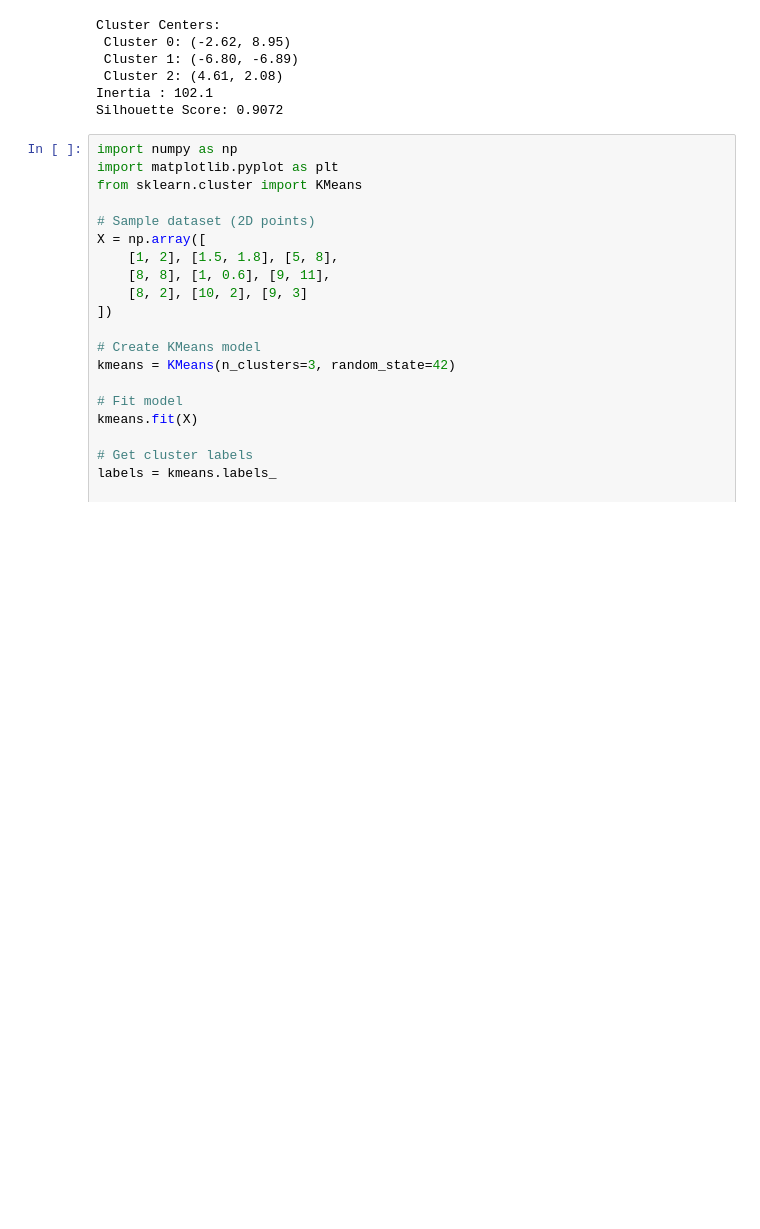
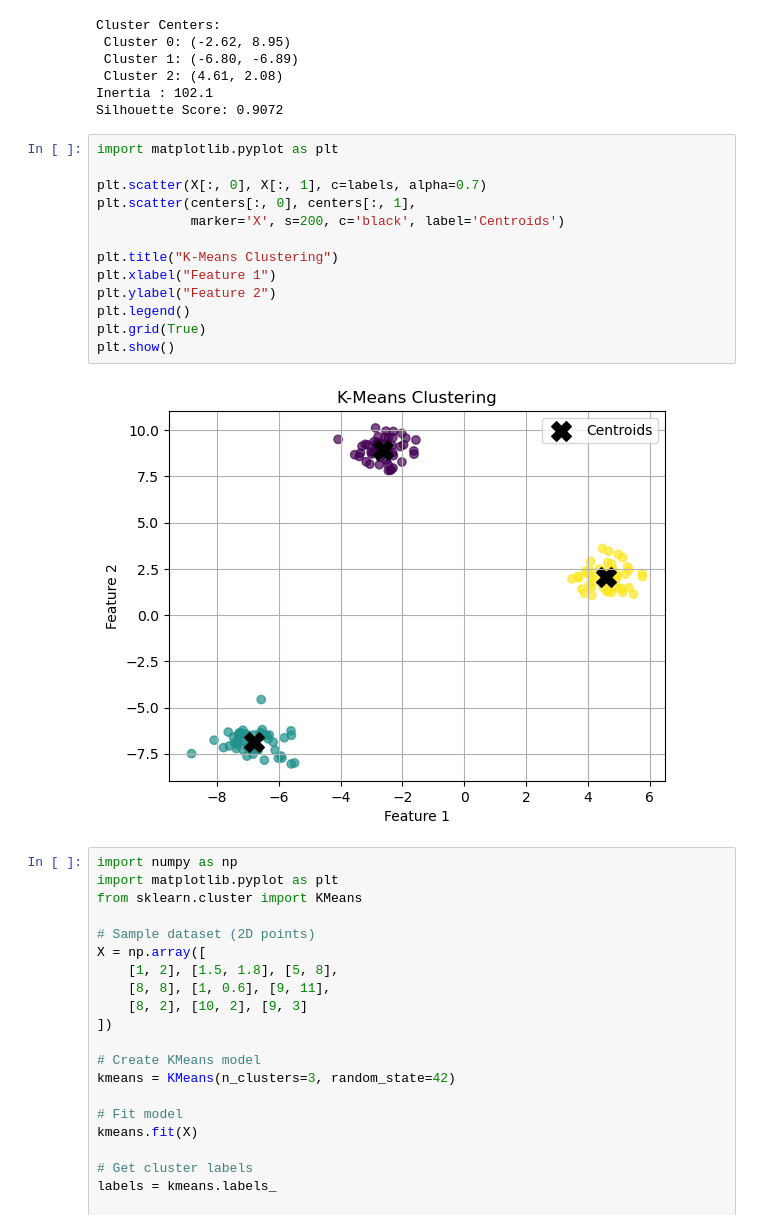
Before and after one commit to bharath-akurathi/machine_learning, a Jupyter notebook: 11_kmeans.ipynb, the cells around one changed output. Saved outputs shown, nothing was run; the diff lists cells and outputs as text; blank space fills up the shorter version.

```diff
--- a/11_kmeans.ipynb
+++ b/11_kmeans.ipynb
@@ -23,6 +23,21 @@ Cluster Centers:
  Cluster 2: (4.61, 2.08)
 Inertia : 102.1
 Silhouette Score: 0.9072
+# %%
+import matplotlib.pyplot as plt
+
+plt.scatter(X[:, 0], X[:, 1], c=labels, alpha=0.7)
+plt.scatter(centers[:, 0], centers[:, 1],
+            marker='X', s=200, c='black', label='Centroids')
+
+plt.title("K-Means Clustering")
+plt.xlabel("Feature 1")
+plt.ylabel("Feature 2")
+plt.legend()
+plt.grid(True)
+plt.show()
+# %% [output]
+[figure, added]
 # %%
 import numpy as np
 import matplotlib.pyplot as plt
```
